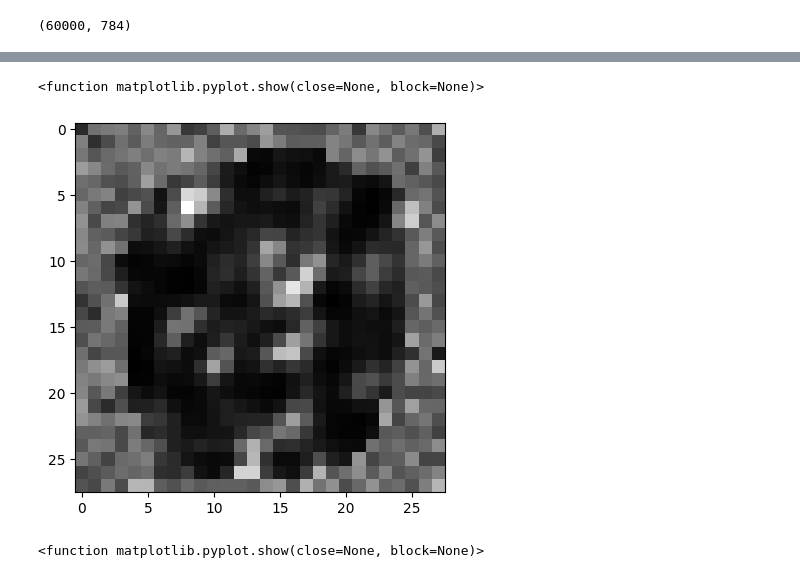
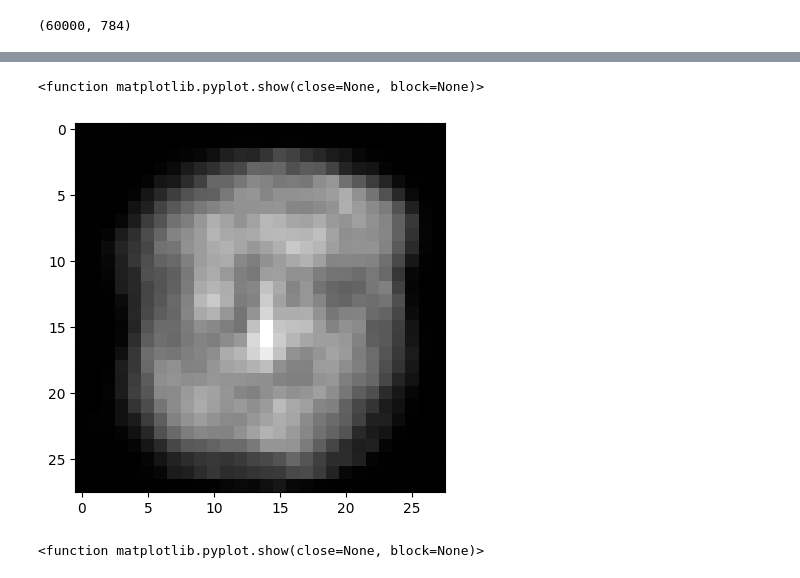
Before and after one commit to fefex302/ISPR-Assignments, a Jupyter notebook: autoencoders.ipynb, the cells around one changed output, grey strips where cells are left out. Saved outputs shown, nothing was run; the diff lists cells and outputs as text; code cells hidden in the pictures.

```diff
--- a/autoencoders.ipynb
+++ b/autoencoders.ipynb
@@ -54,8 +54,6 @@ from keras.models import Sequential
 from keras.layers import Dense
 from keras.layers import Convolution2D
 from keras.optimizers import Adam
-
-tf.config.experimental_run_functions_eagerly(True)
 
 # This is the size of our encoded representations
 encoding_dim = 100
@@ -63,7 +61,9 @@ encoding_dim = 100
 # This is our input image
 input_img = keras.Input(shape=(784,))
 # "encoded" is the encoded representation of the input
-encoded = Dense(encoding_dim, activation='relu',kernel_regularizer=FrobeniusRegularizer(lambda_reg=0.01))(input_img)
+#encoded = Dense(encoding_dim, activation='relu',kernel_regularizer=FrobeniusRegularizer(lambda_reg=0.001))(input_img)
+encoded = Dense(encoding_dim, activation='relu')(input_img)
+
 # "decoded" is the lossy reconstruction of the input
 decoded = Dense(784, activation='sigmoid')(encoded)
 
@@ -130,9 +129,6 @@ prediction = autoencoder.predict(x_test_noisy)
 # %%
-noise = np.zeros(100)
+noise = np.zeros(784)
 print(noise.shape)
 
 noise = noise + noise_factor * np.random.normal(loc=0.0, scale=1.0, size=noise.shape)
-plt.imshow(noise.reshape(10,10))
-
-plt.show
 # %% [output]
@@ -141,0 +136,10 @@ plt.show
+# %%
+from keras.losses import mean_squared_error
+import imageio
+import io
+
+imdim = 28*28
+epochs = 100
+images = []
+print(noise.shape)
+images.append(noise)
@@ -142,7 +148,7 @@ plt.show
 # %%
-imdim = 100
-epochs = 100
-noise = noise.reshape()
+
+noise = noise.reshape(1,784)
 for i in range(epochs):
-    noise = decoder.predict(noise.reshape(1,imdim))
+    noise = autoencoder.predict(noise)
+    images.append(noise)
 # %% [output]
@@ -150,10 +195,9 @@ ValueError: cannot reshape array of size 784 into shape (1,100)
 # %%
-plt.imshow(primo.reshape(28,28))
-plt.gray()
+plt.imshow(noise.reshape(28,28))
 plt.show
 # %% [output]
 <function matplotlib.pyplot.show(close=None, block=None)>
-[figure, old version]
+[figure, new version]
 # %%
 plt.imshow(secondo.reshape(28,28))
 plt.gray()
```
Also changed, not shown: parts of 9 cells of this notebook.
